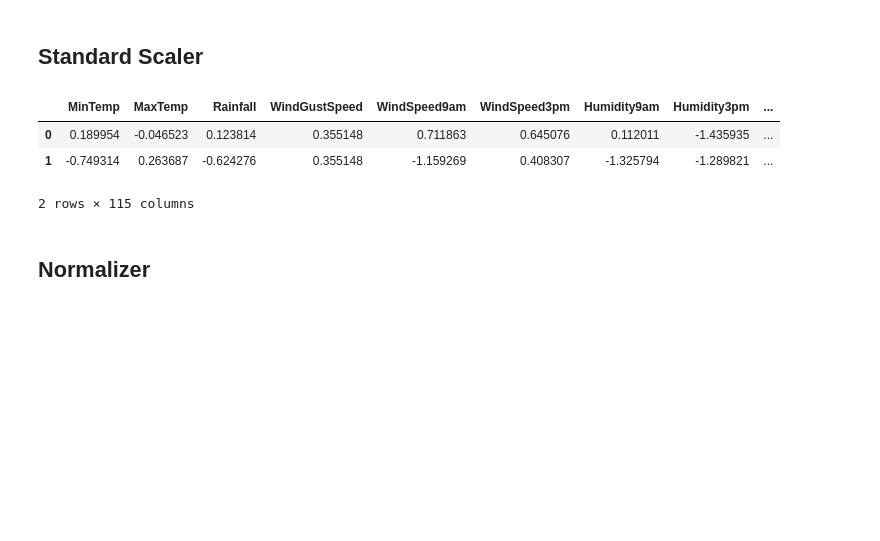
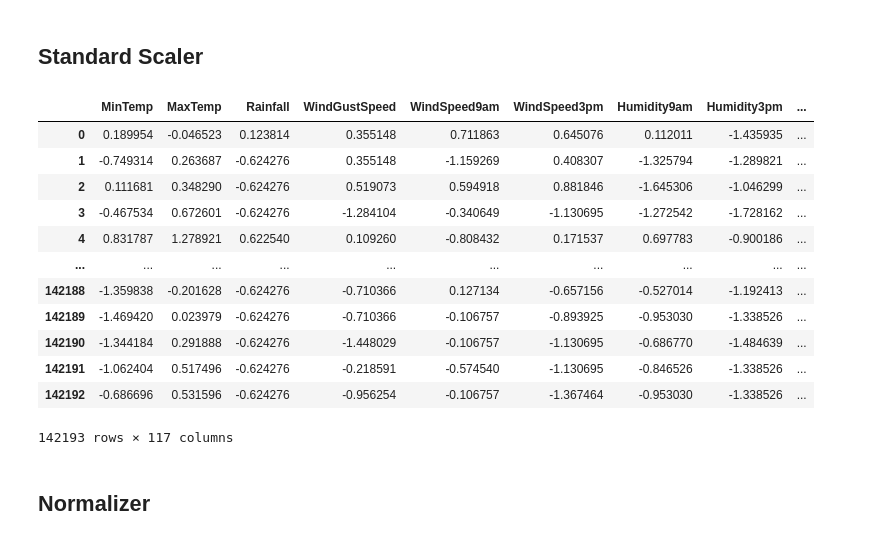
Before and after one commit to DrakiSama/Examen-Mineria-de-Datos, a Jupyter notebook: Actividad 7/EDA-EXAMEN-V9.ipynb, the cells around one changed output. Cells and saved outputs as stored; diff of their text form; code cells hidden in the pictures; blank space fills up the shorter version.

```diff
--- a/Actividad 7/EDA-EXAMEN-V9.ipynb
+++ b/Actividad 7/EDA-EXAMEN-V9.ipynb
@@ -436,8 +436,9 @@ plotHist()
 # Transformacion de variables
 # %%
 data_t = data[:]
-# %%
-data_t.drop('RISK_MM', axis=1, inplace=True)
+# %%
+data_t['RainTomorrow'] = data_t['RainTomorrow'].map( {'No':0, 'Yes': 1})
+data_t = data_t.dropna(subset=["RainTomorrow"])
 # %%
 data_t['Location'] = pd.Categorical(data_t['Location'])
 datasetDummies_Location = pd.get_dummies(data_t['Location'], prefix = 'Location')
@@ -452,24 +453,19 @@ data_t['WindDir3pm'] = pd.Categorical(data_t['WindDir3pm'])
 datasetDummies_WindDir3pm = pd.get_dummies(data_t['WindDir3pm'], prefix = 'WindDir3pm')
 
 data_t['RainToday'] = pd.Categorical(data_t['RainToday'])
-datasetDummies_RainToday = pd.get_dummies(data_t['RainToday'], prefix = 'RainToday', drop_first=True)
-
-data_t['RainTomorrow'] = pd.Categorical(data_t['RainTomorrow'])
-datasetDummies_RainTomorrow = pd.get_dummies(data_t['RainTomorrow'], prefix = 'RainTomorrow', drop_first=True)
+datasetDummies_RainToday = pd.get_dummies(data_t['RainToday'], prefix = 'RainToday')
 # %%
 data_t.drop("Location", axis=1, inplace=True)
 data_t.drop("WindGustDir", axis=1, inplace=True)
 data_t.drop("WindDir9am", axis=1, inplace=True)
 data_t.drop("WindDir3pm", axis=1, inplace=True)
 data_t.drop("RainToday", axis=1, inplace=True)
-data_t.drop("RainTomorrow", axis=1, inplace=True)
 
 data_t = pd.concat([data_t, datasetDummies_Location], axis=1)
 data_t = pd.concat([data_t, datasetDummies_WindGustDir], axis=1)
 data_t = pd.concat([data_t, datasetDummies_WindDir9am], axis=1)
 data_t = pd.concat([data_t, datasetDummies_WindDir3pm], axis=1)
 data_t = pd.concat([data_t, datasetDummies_RainToday], axis=1)
-data_t = pd.concat([data_t, datasetDummies_RainTomorrow], axis=1)
 # %%
 data_t['Date'] = pd.to_datetime(data_t['Date'])
 
@@ -630,12 +620,21 @@ data_standard = data_t[:]
 # %%
 datos_standard = preprocessing.StandardScaler().fit_transform(data_standard)
 datos_standard = pd.DataFrame(datos_standard, columns=[data_t.columns])
-datos_standard.head(2)
+datos_standard
 # %% [output]
 |  | MinTemp | MaxTemp | Rainfall | WindGustSpeed | WindSpeed9am | WindSpeed3pm | Humidity9am | Humidity3pm | ... |
 | 0 | 0.189954 | -0.046523 | 0.123814 | 0.355148 | 0.711863 | 0.645076 | 0.112011 | -1.435935 | ... |
 | 1 | -0.749314 | 0.263687 | -0.624276 | 0.355148 | -1.159269 | 0.408307 | -1.325794 | -1.289821 | ... |
+| 2 | 0.111681 | 0.348290 | -0.624276 | 0.519073 | 0.594918 | 0.881846 | -1.645306 | -1.046299 | ... |
+| 3 | -0.467534 | 0.672601 | -0.624276 | -1.284104 | -0.340649 | -1.130695 | -1.272542 | -1.728162 | ... |
+| 4 | 0.831787 | 1.278921 | 0.622540 | 0.109260 | -0.808432 | 0.171537 | 0.697783 | -0.900186 | ... |
+| ... | ... | ... | ... | ... | ... | ... | ... | ... | ... |
+| 142188 | -1.359838 | -0.201628 | -0.624276 | -0.710366 | 0.127134 | -0.657156 | -0.527014 | -1.192413 | ... |
+| 142189 | -1.469420 | 0.023979 | -0.624276 | -0.710366 | -0.106757 | -0.893925 | -0.953030 | -1.338526 | ... |
+| 142190 | -1.344184 | 0.291888 | -0.624276 | -1.448029 | -0.106757 | -1.130695 | -0.686770 | -1.484639 | ... |
+| 142191 | -1.062404 | 0.517496 | -0.624276 | -0.218591 | -0.574540 | -1.130695 | -0.846526 | -1.338526 | ... |
+| 142192 | -0.686696 | 0.531596 | -0.624276 | -0.956254 | -0.106757 | -1.367464 | -0.953030 | -1.338526 | ... |
-2 rows × 115 columns
+142193 rows × 117 columns
 # %% [markdown]
 ## Normalizer
 # %%
```
Also changed, not shown: parts of 66 cells of this notebook, 18 other files.
